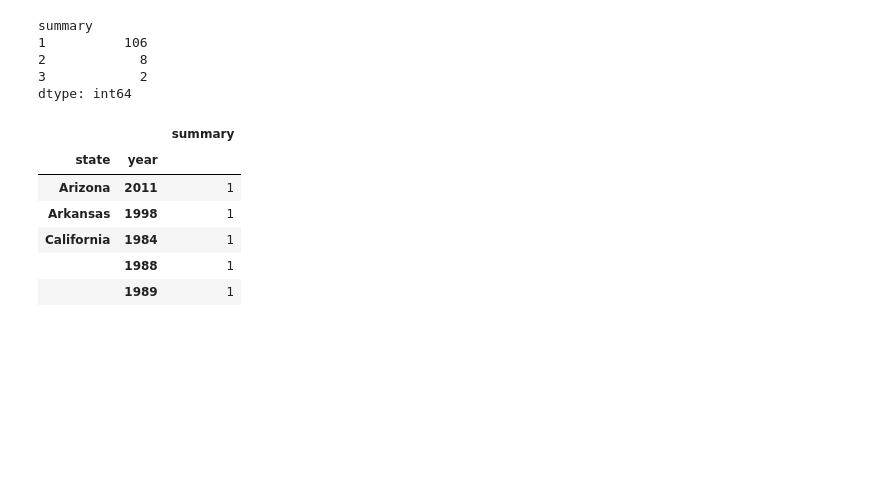
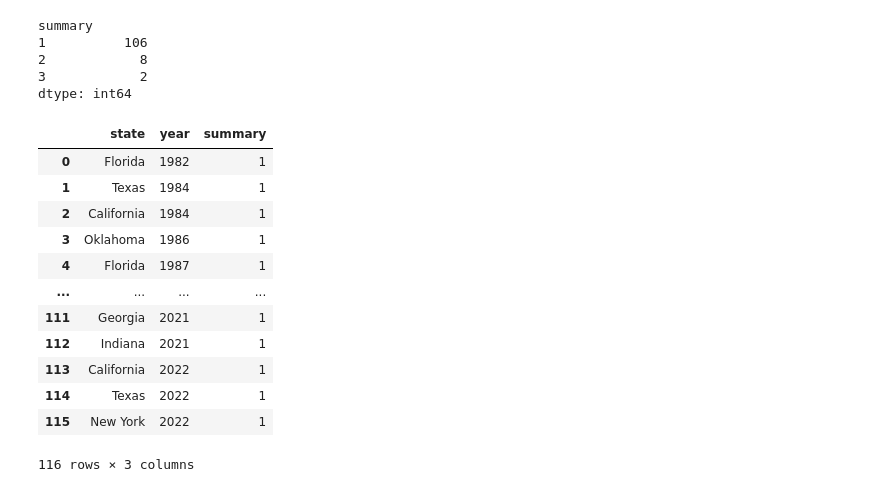
Before and after one commit to khobbs1948/Project-2-, a Jupyter notebook: mass_shooting_analysis.ipynb, the cells around one changed output. Cells and saved outputs as stored; diff of their text form; code cells hidden in the pictures; blank space fills up the shorter version.

```diff
--- a/mass_shooting_analysis.ipynb
+++ b/mass_shooting_analysis.ipynb
@@ -42,6 +42,7 @@ ms_df
 128 rows × 3 columns
 # %%
 summary_ms = ms_df.groupby(["state","year"]).count()
+summary_ms = summary_ms.sort_values(["year"], ascending=True)
 # %%
 summary_ms.value_counts()
 # %% [output]
@@ -51,12 +52,18 @@ summary
 3            2
 dtype: int64
 # %%
-summary_ms.head()
+summary_ms.reset_index()
 # %% [output]
-|  |  | summary |
-| state | year |  |
-| Arizona | 2011 | 1 |
-| Arkansas | 1998 | 1 |
-| California | 1984 | 1 |
-|  | 1988 | 1 |
-|  | 1989 | 1 |
+|  | state | year | summary |
+| 0 | Florida | 1982 | 1 |
+| 1 | Texas | 1984 | 1 |
+| 2 | California | 1984 | 1 |
+| 3 | Oklahoma | 1986 | 1 |
+| 4 | Florida | 1987 | 1 |
+| ... | ... | ... | ... |
+| 111 | Georgia | 2021 | 1 |
+| 112 | Indiana | 2021 | 1 |
+| 113 | California | 2022 | 1 |
+| 114 | Texas | 2022 | 1 |
+| 115 | New York | 2022 | 1 |
+116 rows × 3 columns
```
Also changed, not shown: parts of 5 cells of this notebook.
